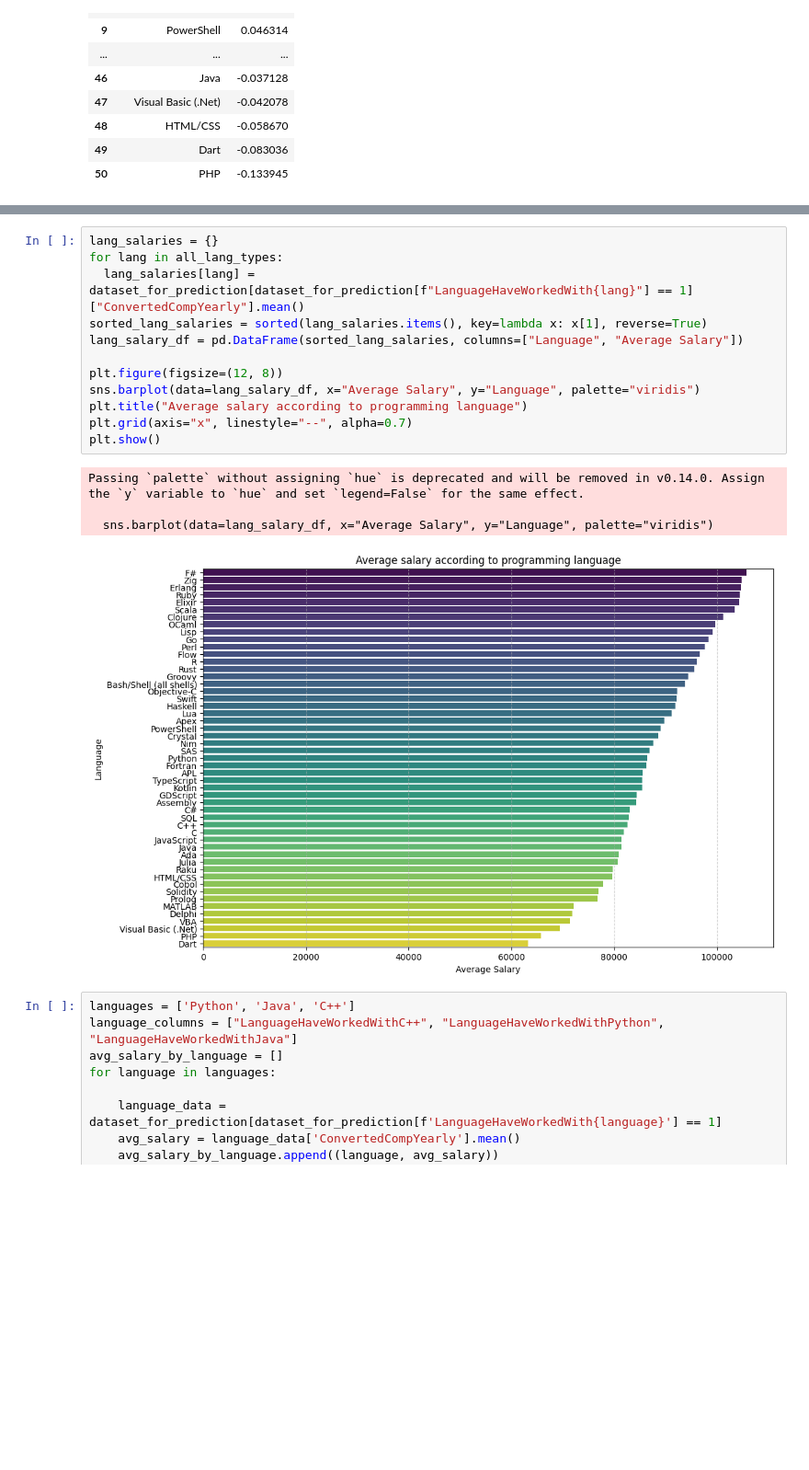
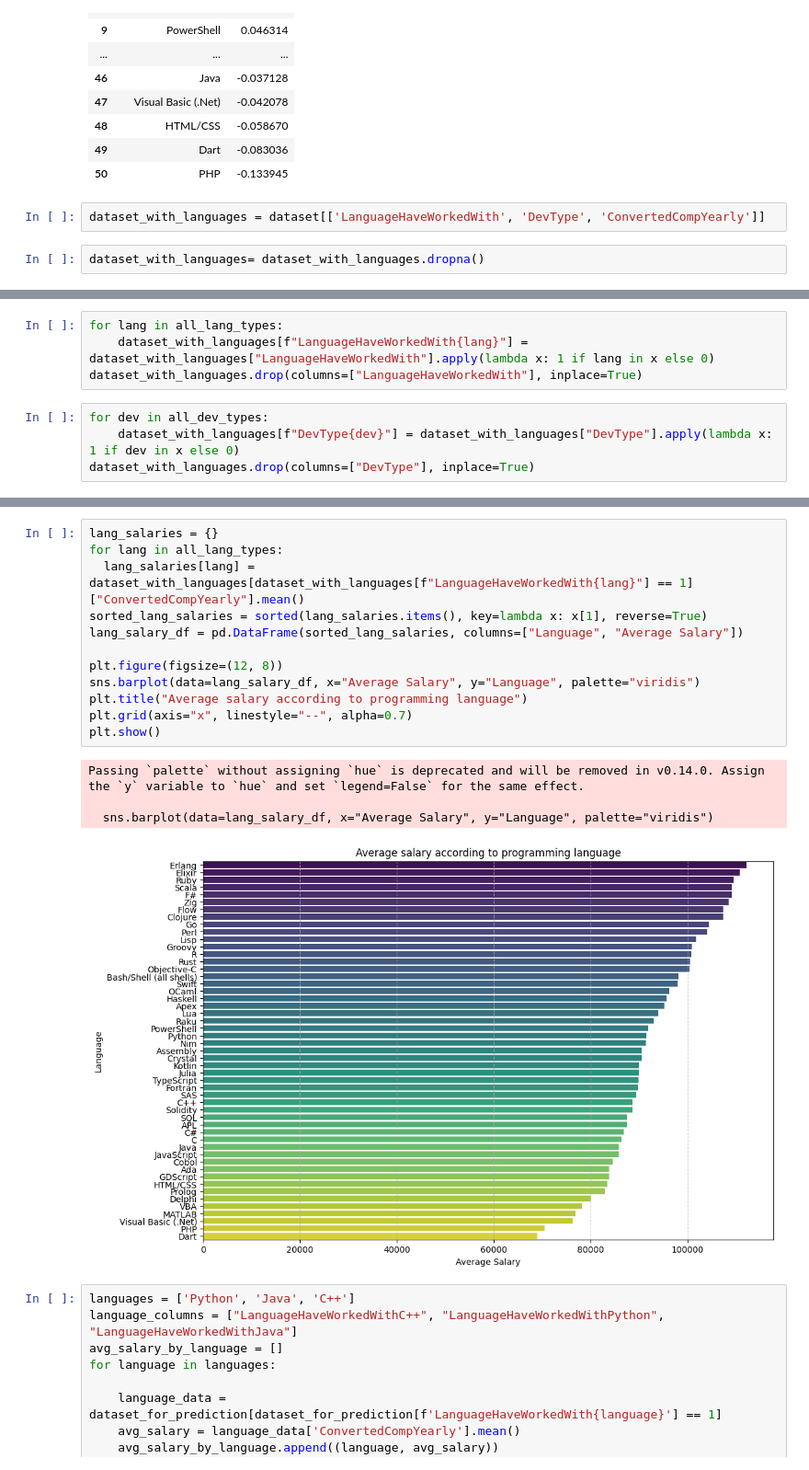
Before and after one commit to AlexanderSychev2005/stat_un, a Jupyter notebook: ml_additional_task_2.ipynb, the cells around one changed output, grey strips where cells are left out. Shown: that part at 92% size. Saved outputs shown, nothing was run; the diff lists cells and outputs as text; blank space fills up the shorter version.

```diff
--- a/ml_additional_task_2.ipynb
+++ b/ml_additional_task_2.ipynb
@@ -332,3 +279,7 @@ lang_corr_df
 | 48 | HTML/CSS | -0.058670 |
 | 49 | Dart | -0.083036 |
 | 50 | PHP | -0.133945 |
+# %%
+dataset_with_languages = dataset[['LanguageHaveWorkedWith', 'DevType', 'ConvertedCompYearly']]
+# %%
+dataset_with_languages= dataset_with_languages.dropna()
@@ -334,0 +330,8 @@ lang_corr_df
+# %%
+for lang in all_lang_types:
+    dataset_with_languages[f"LanguageHaveWorkedWith{lang}"] = dataset_with_languages["LanguageHaveWorkedWith"].apply(lambda x: 1 if lang in x else 0)
+dataset_with_languages.drop(columns=["LanguageHaveWorkedWith"], inplace=True)
+# %%
+for dev in all_dev_types:
+    dataset_with_languages[f"DevType{dev}"] = dataset_with_languages["DevType"].apply(lambda x: 1 if dev in x else 0)
+dataset_with_languages.drop(columns=["DevType"], inplace=True)
@@ -335,20 +355,20 @@ lang_corr_df
 # %%
 lang_salaries = {}
 for lang in all_lang_types:
-  lang_salaries[lang] = dataset_for_prediction[dataset_for_prediction[f"LanguageHaveWorkedWith{lang}"] == 1]["ConvertedCompYearly"].mean()
+  lang_salaries[lang] = dataset_with_languages[dataset_with_languages[f"LanguageHaveWorkedWith{lang}"] == 1]["ConvertedCompYearly"].mean()
 sorted_lang_salaries = sorted(lang_salaries.items(), key=lambda x: x[1], reverse=True)
 lang_salary_df = pd.DataFrame(sorted_lang_salaries, columns=["Language", "Average Salary"])
 
 plt.figure(figsize=(12, 8))
 sns.barplot(data=lang_salary_df, x="Average Salary", y="Language", palette="viridis")
 plt.title("Average salary according to programming language")
 plt.grid(axis="x", linestyle="--", alpha=0.7)
 plt.show()
 # %% [output]
 Passing `palette` without assigning `hue` is deprecated and will be removed in v0.14.0. Assign the `y` variable to `hue` and set `legend=False` for the same effect.
 
   sns.barplot(data=lang_salary_df, x="Average Salary", y="Language", palette="viridis")
-[figure, old version]
+[figure, new version]
 # %%
 languages = ['Python', 'Java', 'C++']
 language_columns = ["LanguageHaveWorkedWithC++", "LanguageHaveWorkedWithPython", "LanguageHaveWorkedWithJava"]
```
Also changed, not shown: parts of 53 cells of this notebook.
